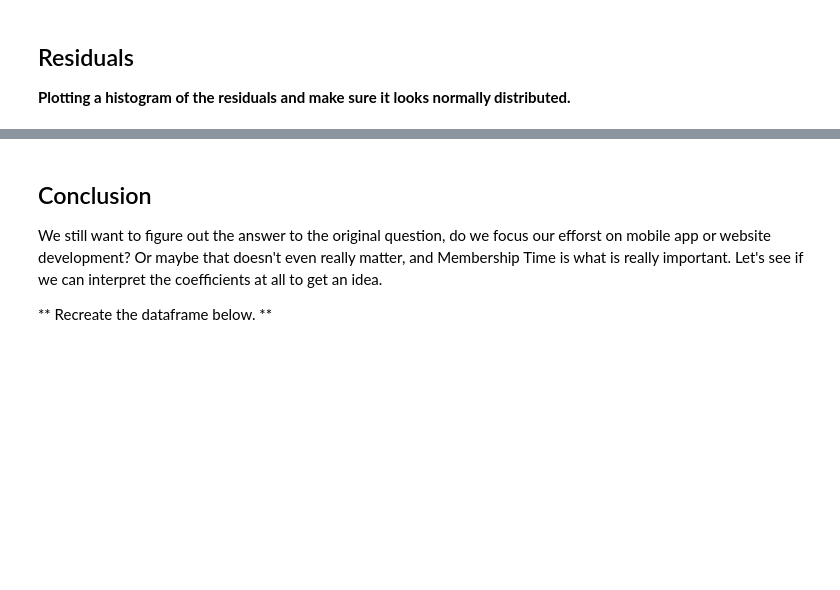
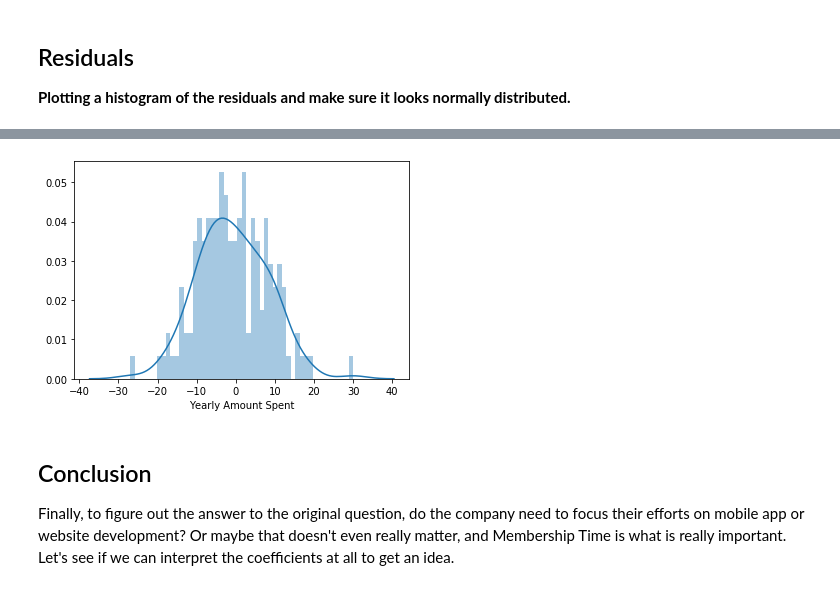
Before and after one commit to SaiGanesh26/E-Commerce-Company-focusing-on-Website-or-Mobile-App, a Jupyter notebook: E-commerce.ipynb, the cells around one changed output, grey strips where cells are left out. Cells and saved outputs as stored; diff of their text form; code cells hidden in the pictures; blank space fills up the shorter version.

```diff
--- a/E-commerce.ipynb
+++ b/E-commerce.ipynb
@@ -171,5 +168,8 @@ R^2 value 0.9890046246741233
+# %%
+sns.distplot((y_test-pred_y), bins = 50)
+plt.show()
+# %% [output]
+[figure, added]
 # %% [markdown]
 ## Conclusion
-We still want to figure out the answer to the original question, do we focus our efforst on mobile app or website development? Or maybe that doesn't even really matter, and Membership Time is what is really important.  Let's see if we can interpret the coefficients at all to get an idea.
-
-** Recreate the dataframe below. **
+Finally, to figure out the answer to the original question, do the company need to focus their efforts on mobile app or website development? Or maybe that doesn't even really matter, and Membership Time is what is really important.  Let's see if we can interpret the coefficients at all to get an idea.
```
Also changed, not shown: parts of 10 cells of this notebook.
